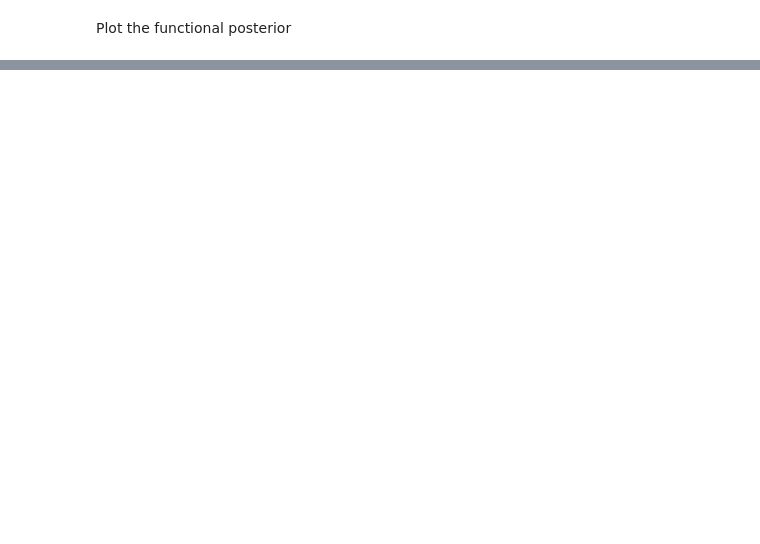
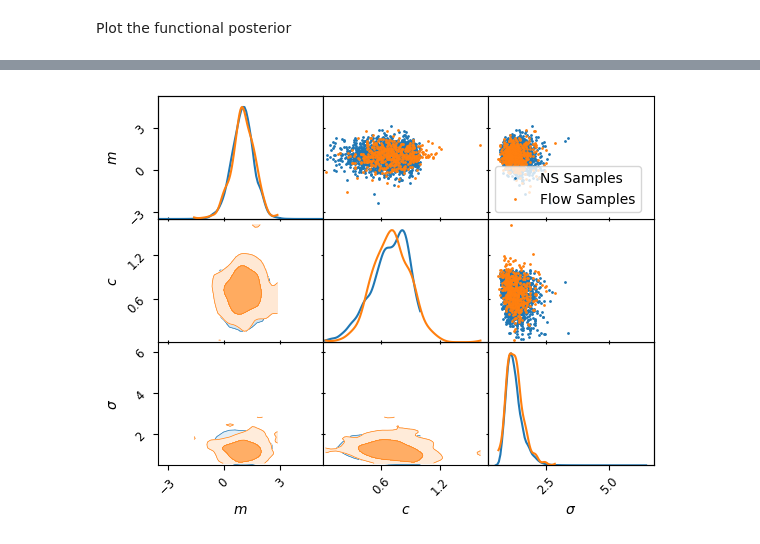
Before and after one commit to handley-lab/nested-sampling-book, a Jupyter notebook: basic/line_fitting.ipynb, the cells around one changed output, grey strips where cells are left out. Drawn from its saved outputs; the diff is of its cells as text; code cells hidden in the pictures; blank space fills up the shorter version.

```diff
--- a/basic/line_fitting.ipynb
+++ b/basic/line_fitting.ipynb
@@ -282,0 +340,13 @@ This pattern is essential for complex models and is the foundation of modern pro
+# %%
+from blackjax.ns.utils import log_weights
+rng, weight_key = jax.random.split(rng_key)
+log_w = log_weights(weight_key, dead).mean(axis=-1)
+
+# Get the ravel function for one particle
+sample_tree = {k: v[0] for k, v in dead.particles.items()}
+_, unravel_fn = jax.flatten_util.ravel_pytree(sample_tree)
+
+# Convert all samples directly - just stack the arrays in the same order as ravel_pytree
+flat_leaves, _ = jax.tree_util.tree_flatten(dead.particles)
+N_samples = flat_leaves[0].shape[0]
+posterior_samples = jnp.column_stack(flat_leaves)  # (N, 3) array
@@ -282,0 +406,23 @@ This pattern is essential for complex models and is the foundation of modern pro
+# %%
+from anesthetic import MCMCSamples
+
+rng, sample_key = jax.random.split(rng)
+model = make_flow_model(params, event_size=num_dims)
+flow_samples = model.sample(seed=sample_key, sample_shape=(500,))
+
+# Convert flow samples back to dict structure using unravel_fn
+flow_samples_dict = jax.vmap(unravel_fn)(flow_samples)
+
+a = NestedSamples(
+    dead.particles,
+    logL=dead.loglikelihood,
+    logL_birth=dead.loglikelihood_birth,
+    labels=labels,
+).plot_2d(list(labels.keys()),label="NS Samples")
+MCMCSamples(
+    flow_samples_dict,
+    labels=labels,
+).plot_2d(a, label="Flow Samples");
+plt.legend();
+# %% [output]
+[figure, added]
```
Also changed, not shown: parts of 29 cells of this notebook, 2 other files.
